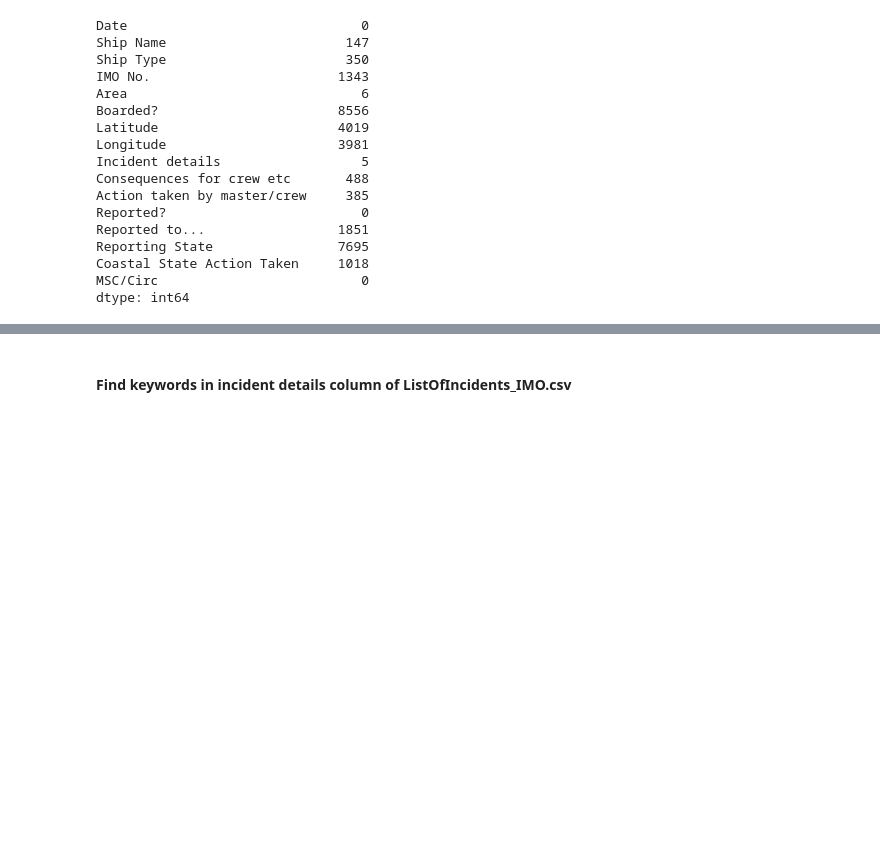
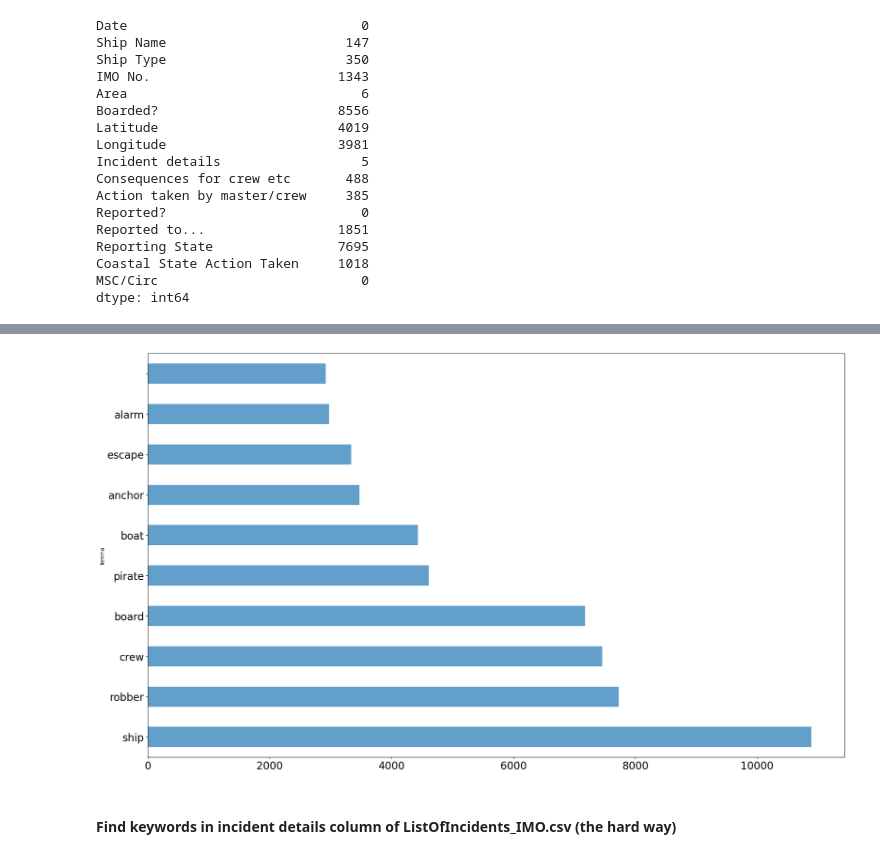
Before and after one commit to deryk96/pirates-of-monterey, a Jupyter notebook: dataframe_notebook.ipynb, the cells around one changed output, grey strips where cells are left out. Saved outputs shown, nothing was run; the diff lists cells and outputs as text; code cells hidden in the pictures; blank space fills up the shorter version.

```diff
--- a/dataframe_notebook.ipynb
+++ b/dataframe_notebook.ipynb
@@ -71,0 +225,7 @@ dtype: int64
+# %%
+# View most common stop words
+tokens_df.query("is_stop == False & is_punct == False").lemma.value_counts().head(10).plot(kind="barh", figsize=(24, 14), alpha=.7)
+plt.yticks(fontsize=20)
+plt.xticks(fontsize=20);
+# %% [output]
+[figure, added]
@@ -72,5 +240,5 @@ dtype: int64
 # %% [markdown]
-#### Find keywords in incident details column of ListOfIncidents_IMO.csv
+#### Find keywords in incident details column of ListOfIncidents_IMO.csv (the hard way)
 # %%
 import operator
 import csv
```
Also changed, not shown: parts of 19 cells of this notebook, 5 other files.
